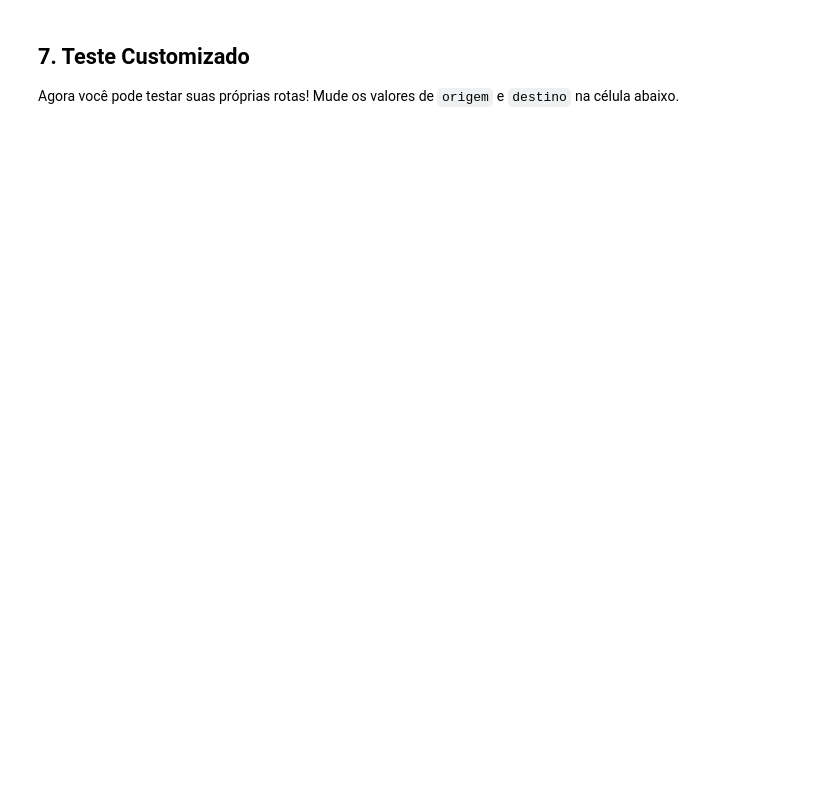
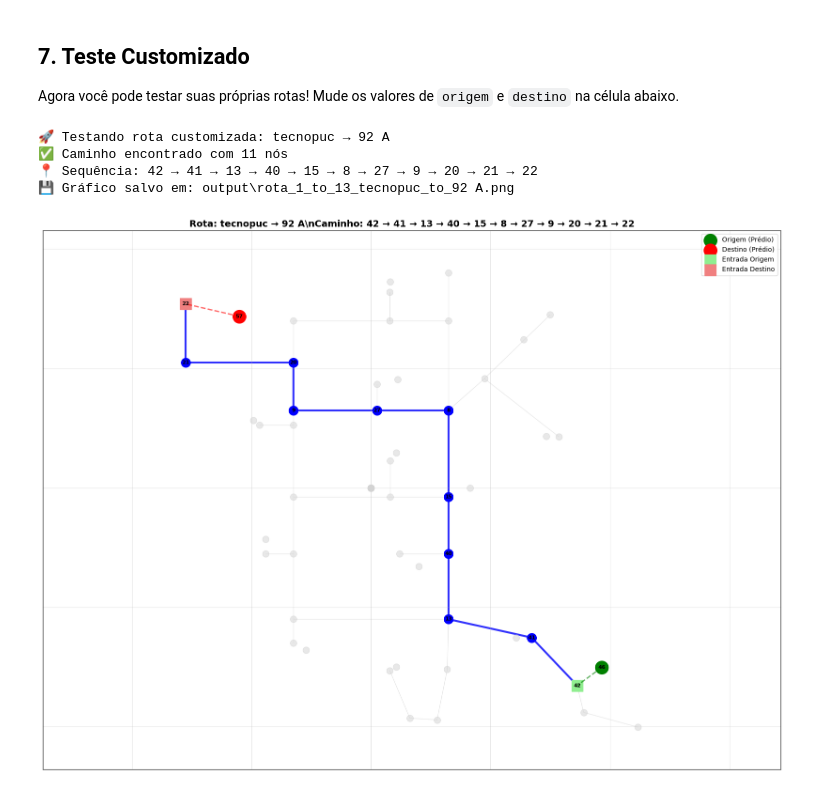
Before and after one commit to Pratica-em-ES/totem-backend, a Jupyter notebook: test_routes/test_routes.ipynb, the cells around one changed output. Saved outputs shown, nothing was run; the diff lists cells and outputs as text; code cells hidden in the pictures; blank space fills up the shorter version.

```diff
--- a/test_routes/test_routes.ipynb
+++ b/test_routes/test_routes.ipynb
@@ -238,6 +238,16 @@ def plot_route(from_building_id: int, to_building_id: int, path: List[int]):
     plt.axis('equal')
     plt.grid(True, alpha=0.3)
     plt.tight_layout()
+
+    # Salvar automaticamente em test_routes/output
+    output_dir = 'output'
+    if not os.path.exists(output_dir):
+        os.makedirs(output_dir)
+    filename = f"rota_{from_building_id}_to_{to_building_id}_{from_name.replace('/', '_')}_to_{to_name.replace('/', '_')}.png"
+    output_path = os.path.join(output_dir, filename)
+    plt.savefig(output_path, dpi=300, bbox_inches='tight')
+    print(f"💾 Gráfico salvo em: {output_path}")
+
     plt.show()
 
 print("✅ Função plot_route() definida")
@@ -470,15 +504,21 @@ else:
 Agora você pode testar suas próprias rotas! Mude os valores de `origem` e `destino` na célula abaixo.
 # %%
 # 🎯 Configure sua rota aqui
-origem = 4   # ID do prédio de origem (ex: 1 = Tecnopuc)
-destino = 5  # ID do prédio de destino (ex: 12 = 93)
+origem = 1   # ID do prédio de origem (ex: 1 = Tecnopuc)
+destino = 13  # ID do prédio de destino (ex: 12 = 93)
 
 print(f"🚀 Testando rota customizada: {BUILDINGS[origem]['name']} → {BUILDINGS[destino]['name']}")
 path = get_route(origem, destino)
 
 if path:
     print(f"✅ Caminho encontrado com {len(path)} nós")
     print(f"📍 Sequência: {' → '.join(map(str, path))}")
     plot_route(origem, destino, path)
 else:
     print("❌ Nenhum caminho encontrado")
+# %% [output]
+🚀 Testando rota customizada: tecnopuc → 92 A
+✅ Caminho encontrado com 11 nós
+📍 Sequência: 42 → 41 → 13 → 40 → 15 → 8 → 27 → 9 → 20 → 21 → 22
+💾 Gráfico salvo em: output\rota_1_to_13_tecnopuc_to_92 A.png
+[figure, added]
```
Also changed, not shown: parts of 6 cells of this notebook, 2 other files.
